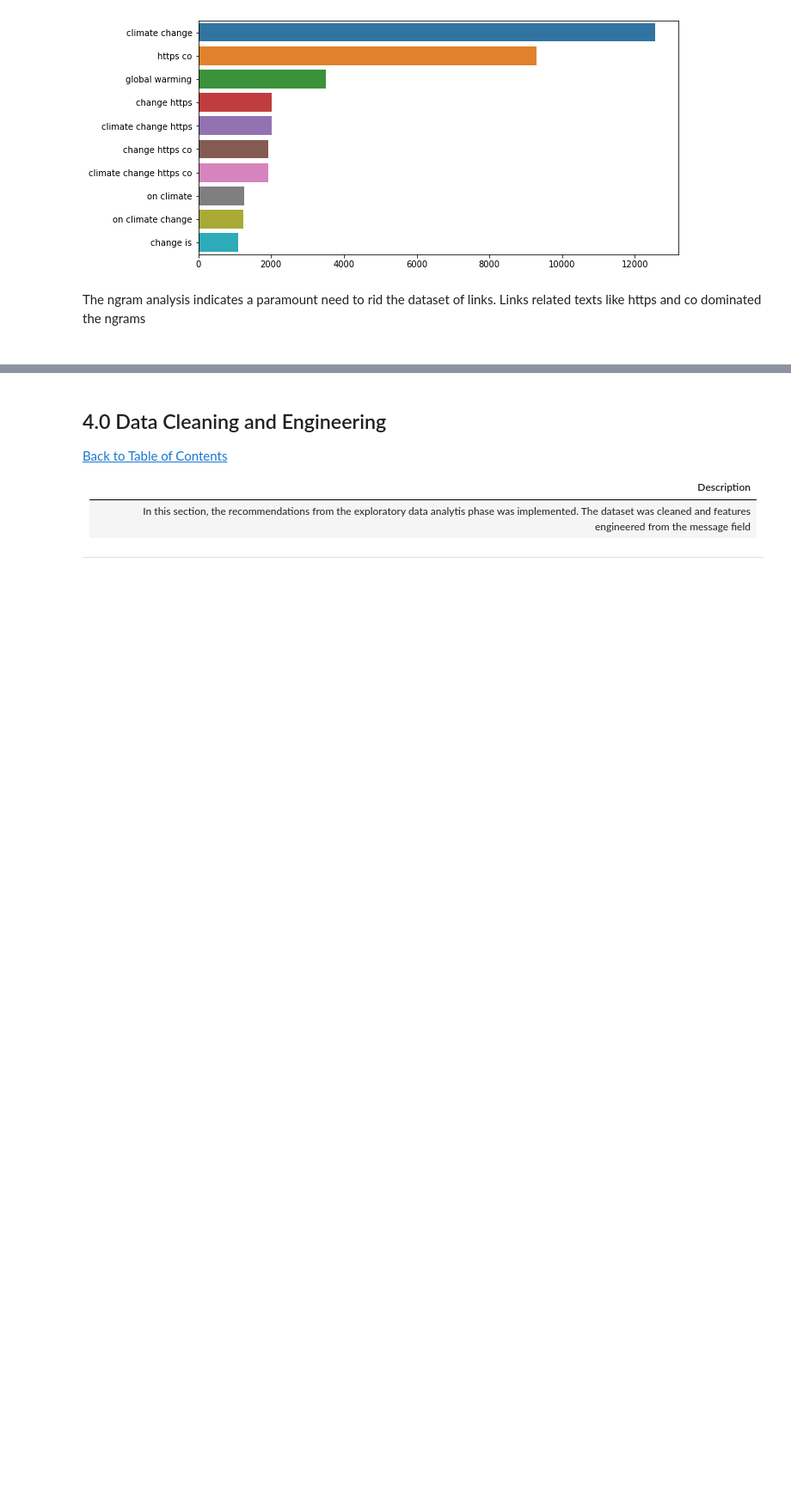
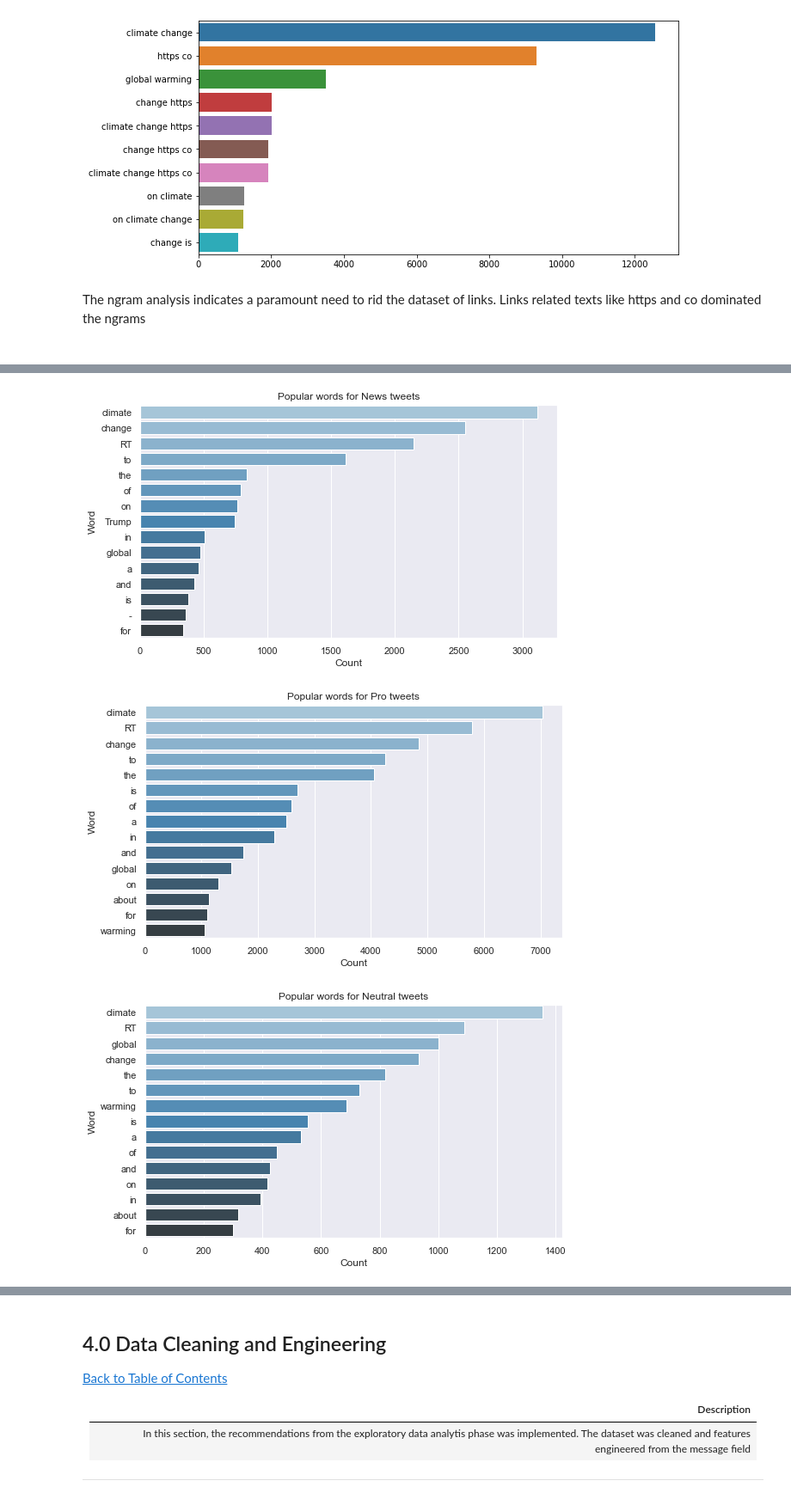
Before and after one commit to Abdul4code/Climate-change-analysis-Team_ZF2, a Jupyter notebook: ZF2_Classification.ipynb, the cells around one changed output, grey strips where cells are left out. Shown: that part at 86% size. Drawn from its saved outputs; the diff is of its cells as text; code cells hidden in the pictures; blank space fills up the shorter version.

```diff
--- a/ZF2_Classification.ipynb
+++ b/ZF2_Classification.ipynb
@@ -364,0 +700,8 @@ The ngram analysis indicates a paramount need to rid the dataset of links. Links
+# %%
+# creating a new DataFrame
+tweet_df = pd.DataFrame(tweet)
+
+# Add sentiment column to the tweets dataframe
+tweet_df['sentiment'] = train1['sentiment']
+
+tweet_df.head()
@@ -364,0 +715,39 @@ The ngram analysis indicates a paramount need to rid the dataset of links. Links
+# %%
+'''
+We creating a Collection of written text of each sentiment class '''
+
+news_tweets = ' '.join([text for text in tweet_df['message']
+                        [tweet_df['sentiment'] == 2]])
+pro_tweets = ' '.join([text for text in tweet_df['message']
+                       [tweet_df['sentiment'] == 1]])
+neutral_tweets = ' '.join([text for text in tweet_df['message']
+                           [tweet_df['sentiment'] == 0]])
+anti_tweets = ' '.join([text for text in tweet_df['message']
+                        [tweet_df['sentiment'] == -1]])
+# %%
+# Visualising sentiment class
+full_title = ['Popular words for News tweets',
+              'Popular words for Pro tweets',
+              'Popular words for Neutral tweets',
+              'Popular words for Anti tweets']
+#creating a list for the visuals
+tweet_list = [news_tweets, pro_tweets,
+              neutral_tweets, anti_tweets]
+
+plt.rcParams['figure.figsize'] = [40, 5]
+
+for i, sent in enumerate(tweet_list):
+    plt.subplot(1, 4, i + 1)
+    freq_dist = nltk.FreqDist(sent.split(' '))
+    df = pd.DataFrame({'Word': list(freq_dist.keys()),
+                      'Count' : list(freq_dist.values())})
+
+    df = df.nlargest(columns='Count', n=15)
+
+    ax = sns.barplot(data=df, y='Word', x='Count', palette="Blues_d")
+    plt.title(full_title[i])
+    plt.show()
+# %% [output]
+[figure, added]
+[figure, added]
+[figure, added]
```
Also changed, not shown: parts of 65 cells of this notebook.
